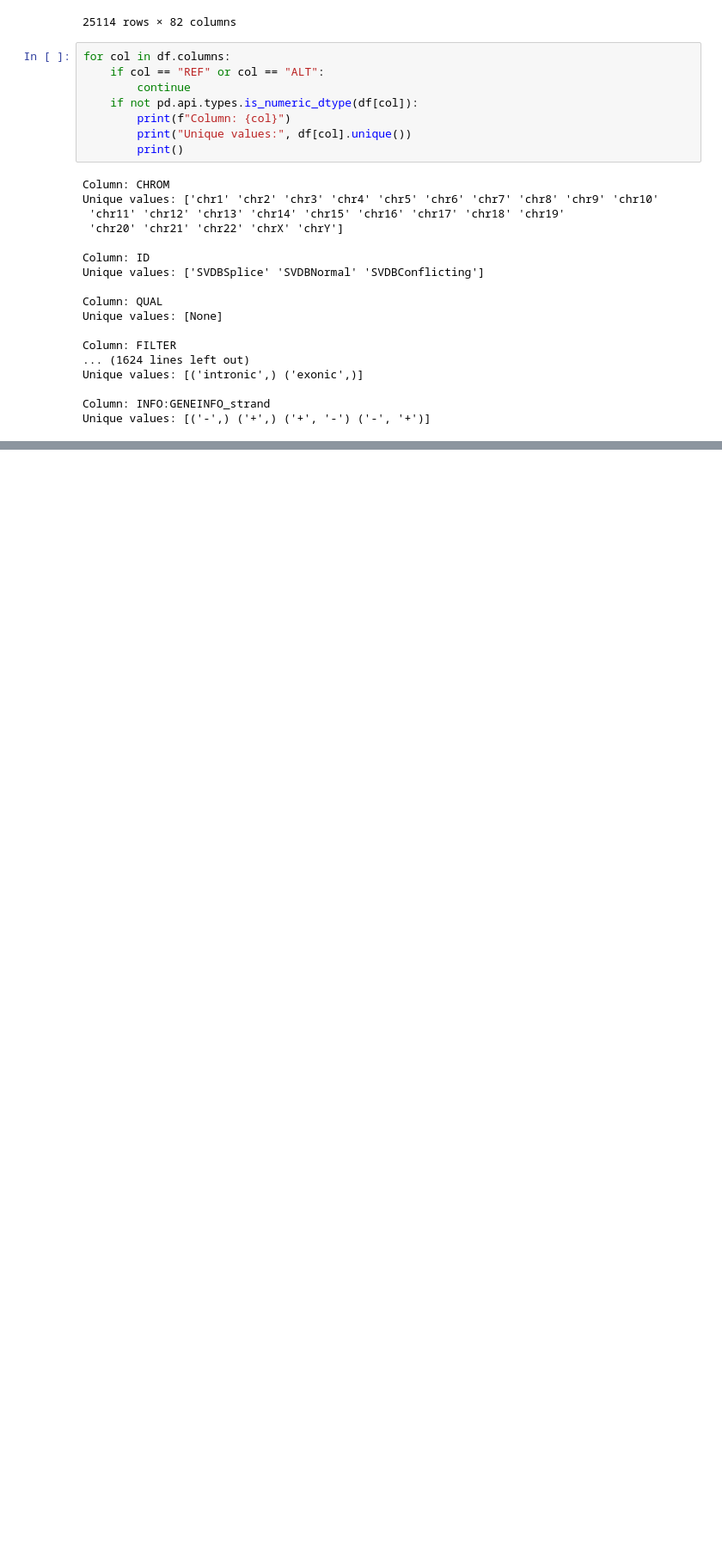
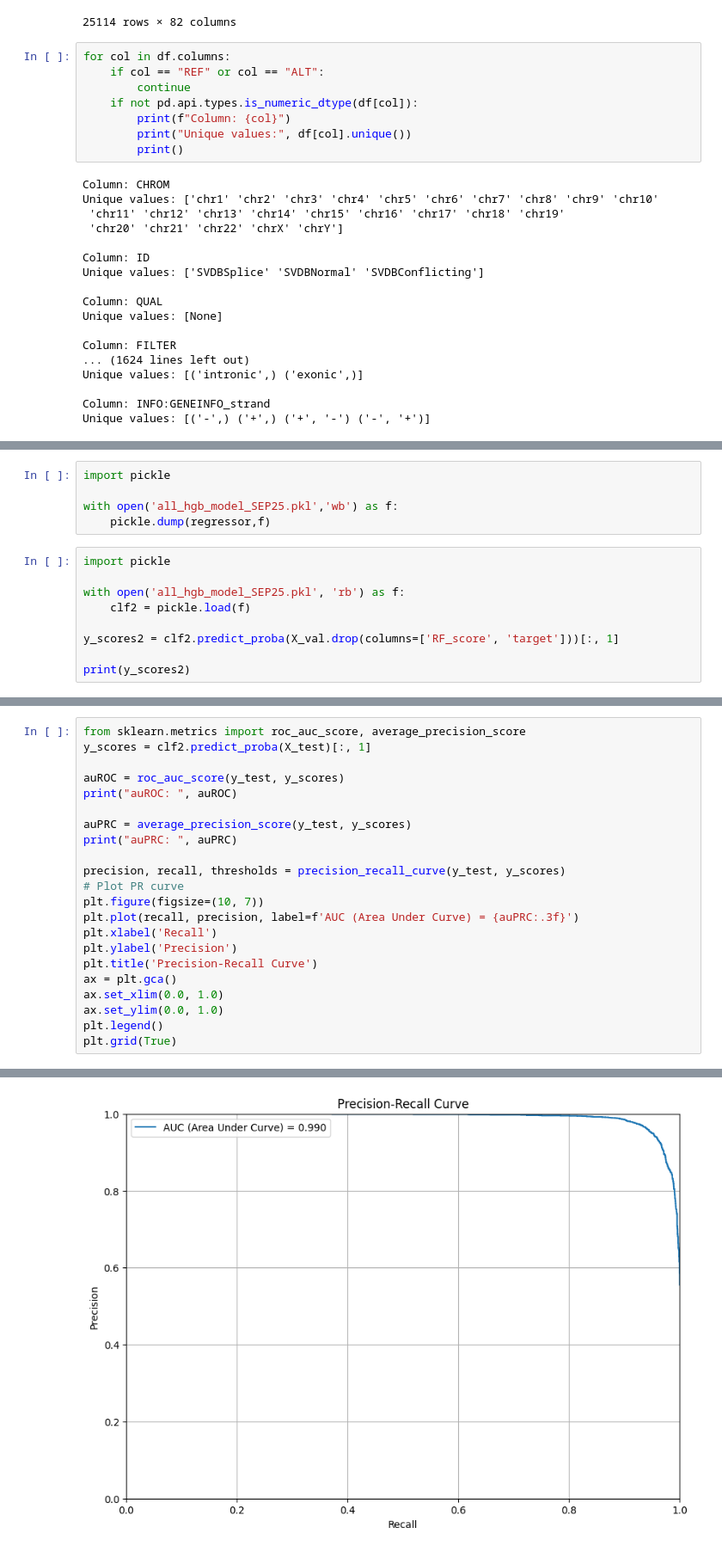
Before and after one commit to CCICB/introme, a Jupyter notebook: ESE/ML/2025_RF.ipynb, the cells around one changed output, grey strips where cells are left out. Shown at 86% size. Cells and saved outputs as stored; diff of their text form; blank space fills up the shorter version.

```diff
--- a/ESE/ML/2025_RF.ipynb
+++ b/ESE/ML/2025_RF.ipynb
@@ -494,0 +605,14 @@ Balanced accuracy score (test): 0.938
+# %%
+import pickle
+
+with open('all_hgb_model_SEP25.pkl','wb') as f:
+    pickle.dump(regressor,f)
+# %%
+import pickle
+
+with open('all_hgb_model_SEP25.pkl', 'rb') as f:
+    clf2 = pickle.load(f)
+
+y_scores2 = clf2.predict_proba(X_val.drop(columns=['RF_score', 'target']))[:, 1]
+
+print(y_scores2)
@@ -494,0 +639,23 @@ Balanced accuracy score (test): 0.938
+# %%
+from sklearn.metrics import roc_auc_score, average_precision_score
+y_scores = clf2.predict_proba(X_test)[:, 1]
+
+auROC = roc_auc_score(y_test, y_scores)
+print("auROC: ", auROC)
+
+auPRC = average_precision_score(y_test, y_scores)
+print("auPRC: ", auPRC)
+
+precision, recall, thresholds = precision_recall_curve(y_test, y_scores)
+# Plot PR curve
+plt.figure(figsize=(10, 7))
+plt.plot(recall, precision, label=f'AUC (Area Under Curve) = {auPRC:.3f}')
+plt.xlabel('Recall')
+plt.ylabel('Precision')
+plt.title('Precision-Recall Curve')
+ax = plt.gca()
+ax.set_xlim(0.0, 1.0)
+ax.set_ylim(0.0, 1.0)
+plt.legend()
+plt.grid(True)
+# %% [output]
@@ -495,3 +664,4 @@ Balanced accuracy score (test): 0.938
+[figure, added]
 # %%
 from sklearn.metrics import classification_report
 from sklearn.model_selection import ShuffleSplit
```
Also changed, not shown: parts of 14 cells of this notebook, 1 other file.
